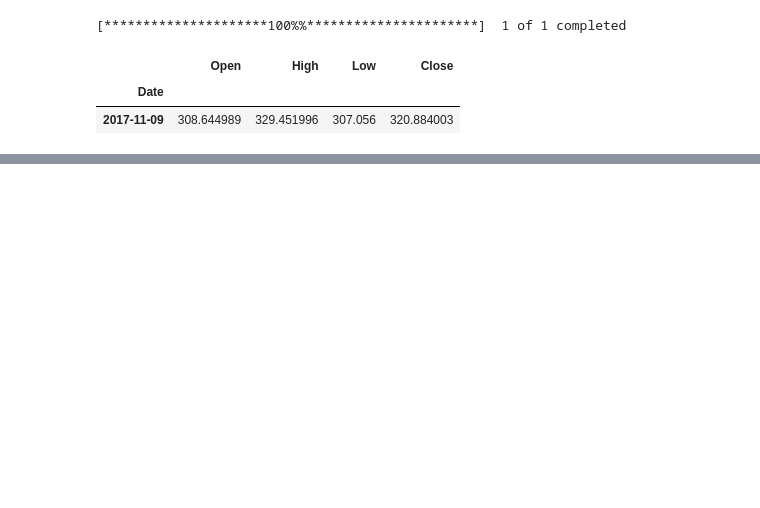
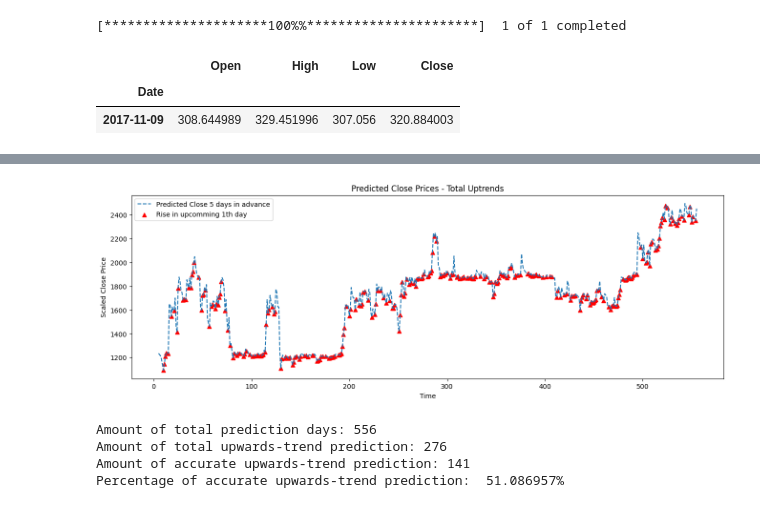
Before and after one commit to MohammadKatif/Cryptocurrency-price-prediction-model, a Jupyter notebook: Crypto_model_9.ipynb, the cells around one changed output, grey strips where cells are left out. Cells and saved outputs as stored; diff of their text form; code cells hidden in the pictures; blank space fills up the shorter version.

```diff
--- a/Crypto_model_9.ipynb
+++ b/Crypto_model_9.ipynb
@@ -189,0 +241,75 @@ def predict_n_days_ahead(n):
+# %%
+# Identifying and storing the total up-trends in the predicted close price made by the model
+
+n_ahead = 5
+n_gap = 1
+empty_items = np.empty((n_ahead)) * np.nan
+metric_to_look_at = 3 # 0 for Open, 1 for High, 2 for Low, 3 for Close
+
+# Starts at prediction for day seq_length + n_ahead, so we pad the start
+predicted_n_days = predict_n_days_ahead(n_ahead)
+denormalized_predicted_n_days = scaler.inverse_transform(predicted_n_days)
+denormalized_predicted_n_days_close = np.concatenate((empty_items, denormalized_predicted_n_days[:,metric_to_look_at]))
+
+y_pred1 =[]
+y_pred2 =[]
+
+for i in range(((len(denormalized_predicted_n_days_close)) // n_gap)):
+  i= i * n_gap
+  y_pred1.append(denormalized_predicted_n_days_close[i])
+  if (i < len(denormalized_predicted_n_days_close)- n_gap):
+    y_pred2.append( denormalized_predicted_n_days_close[i+n_gap])
+  elif (i == len(denormalized_predicted_n_days_close)- n_gap):
+    y_pred2.append( denormalized_predicted_n_days_close[i+(n_gap-1)])
+  # print(i)
+
+y_pred_array1 = np.array(y_pred1)
+y_pred_array2 = np.array(y_pred2)
+
+y_pred_array1_nan = np.full((len(y_pred_array1) * (n_gap)), np.nan)
+y_pred_array1_nan[::n_gap] = y_pred_array1
+
+y_pred_array2_nan = np.full((len(y_pred_array2) * (n_gap)), np.nan)
+y_pred_array2_nan[::n_gap] = y_pred_array2
+
+pred_going_up_price = np.where(y_pred_array2_nan > y_pred_array1_nan, denormalized_predicted_n_days_close, np.nan)
+pred_going_up_days =[]
+for i in range(len(pred_going_up_price)):
+  pred_going_up_days.append(0+i)
+
+plt.figure(figsize=(16,5))
+plt.title(f'Predicted Close Prices - Total Uptrends')
+plt.xlabel('Time')
+plt.ylabel('Scaled Close Price')
+plt.plot(denormalized_predicted_n_days_close, label=f'Predicted Close {n_ahead} days in advance', linestyle='--')
+plt.scatter(pred_going_up_days, pred_going_up_price, color='red', marker='^', label=f'Rise in upcomming {n_gap}th day')
+plt.legend()
+plt.show()
+# %% [output]
+[figure, added]
+# %%
+# Getting and storing the days where the up-trend is accurately predicted
+
+accurate_rise_days =[]
+for i in range(len(pred_going_up_price)):
+  # np.isnan returns False if value is not a NAN value
+  if( np.isnan(pred_going_up_price[i]) == False and np.isnan(actual_going_up_price[i]) == False):
+    accurate_rise_days.append(i)
+
+total_pred_rise_days = []
+for i in range(len(pred_going_up_price)):
+  if( np.isnan(pred_going_up_price[i]) == False):
+    total_pred_rise_days.append(i)
+
+Percentage_of_accurate_uptrends = (len(accurate_rise_days) / len(total_pred_rise_days)) * 100
+
+# Printing the data to get a sense of what is actually happening here
+print(f'Amount of total prediction days: {len(denormalized_predicted_n_days_close)}')
+print(f'Amount of total upwards-trend prediction: {len(total_pred_rise_days)}')
+print(f'Amount of accurate upwards-trend prediction: {len(accurate_rise_days)}')
+print(f'Percentage of accurate upwards-trend prediction: {Percentage_of_accurate_uptrends:10.6f}%')
+# %% [output]
+Amount of total prediction days: 556
+Amount of total upwards-trend prediction: 276
+Amount of accurate upwards-trend prediction: 141
+Percentage of accurate upwards-trend prediction:  51.086957%
```
Also changed, not shown: parts of 12 cells of this notebook.
